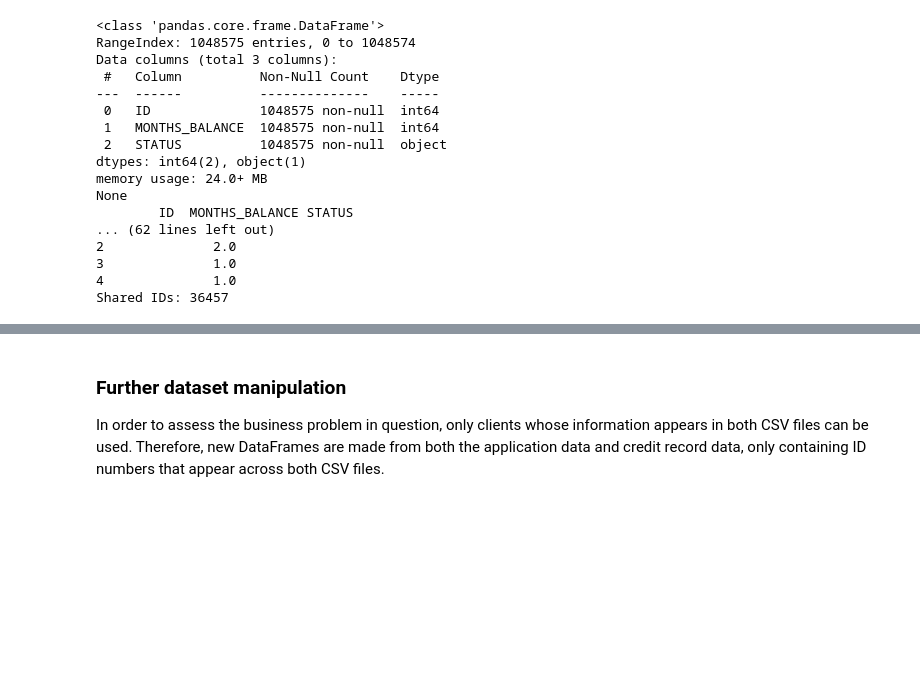
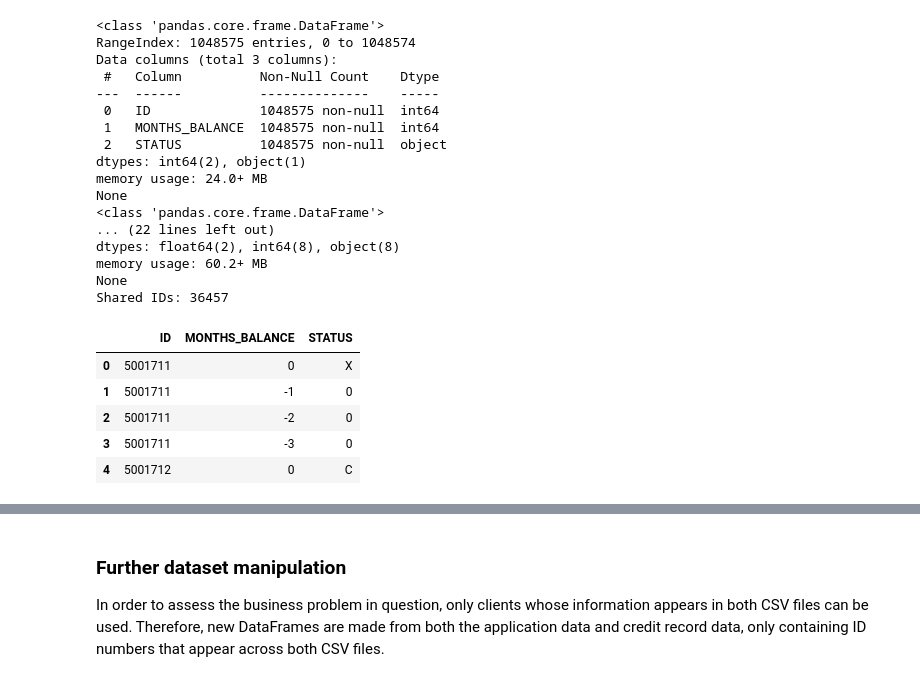
Before and after one commit to nsummers98/Credit-Card-Loan-Application, a Jupyter notebook: Project.ipynb, the cells around one changed output, grey strips where cells are left out. Cells and saved outputs as stored; diff of their text form; code cells hidden in the pictures; blank space fills up the shorter version.

```diff
--- a/Project.ipynb
+++ b/Project.ipynb
@@ -68,9 +68,7 @@ app_record = pd.read_csv("application_record.csv")
 shared_id_list = set(app_record["ID"]).intersection(set(credit_record["ID"]))
 
 print(credit_record.info())
-print(credit_record.head())
 print(app_record.info())
-print(app_record.head())
 print("Shared IDs: " + str(len(shared_id_list)))
 # %% [output]
 <class 'pandas.core.frame.DataFrame'>
@@ -84,9 +82,18 @@ Data columns (total 3 columns):
 dtypes: int64(2), object(1)
 memory usage: 24.0+ MB
 None
-        ID  MONTHS_BALANCE STATUS
-... (62 lines left out)
-2              2.0
-3              1.0
-4              1.0
+<class 'pandas.core.frame.DataFrame'>
+... (22 lines left out)
+dtypes: float64(2), int64(8), object(8)
+memory usage: 60.2+ MB
+None
 Shared IDs: 36457
+# %%
+credit_record.head()
+# %% [output]
+|  | ID | MONTHS_BALANCE | STATUS |
+| 0 | 5001711 | 0 | X |
+| 1 | 5001711 | -1 | 0 |
+| 2 | 5001711 | -2 | 0 |
+| 3 | 5001711 | -3 | 0 |
+| 4 | 5001712 | 0 | C |
```
Also changed, not shown: parts of 9 cells of this notebook.
